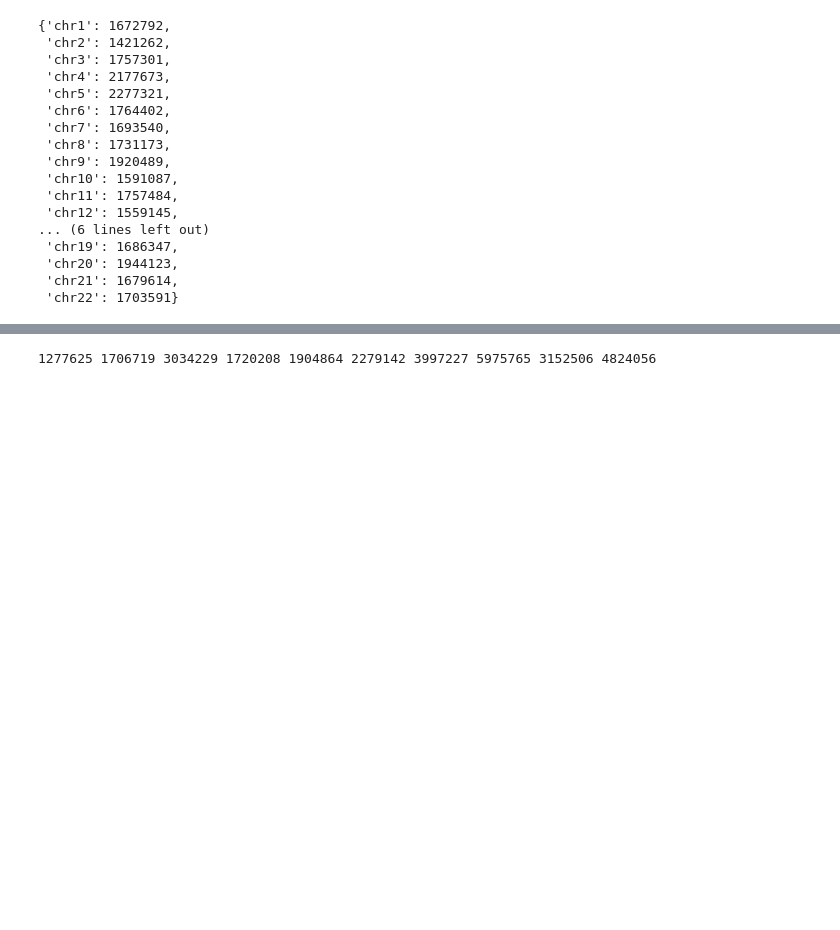
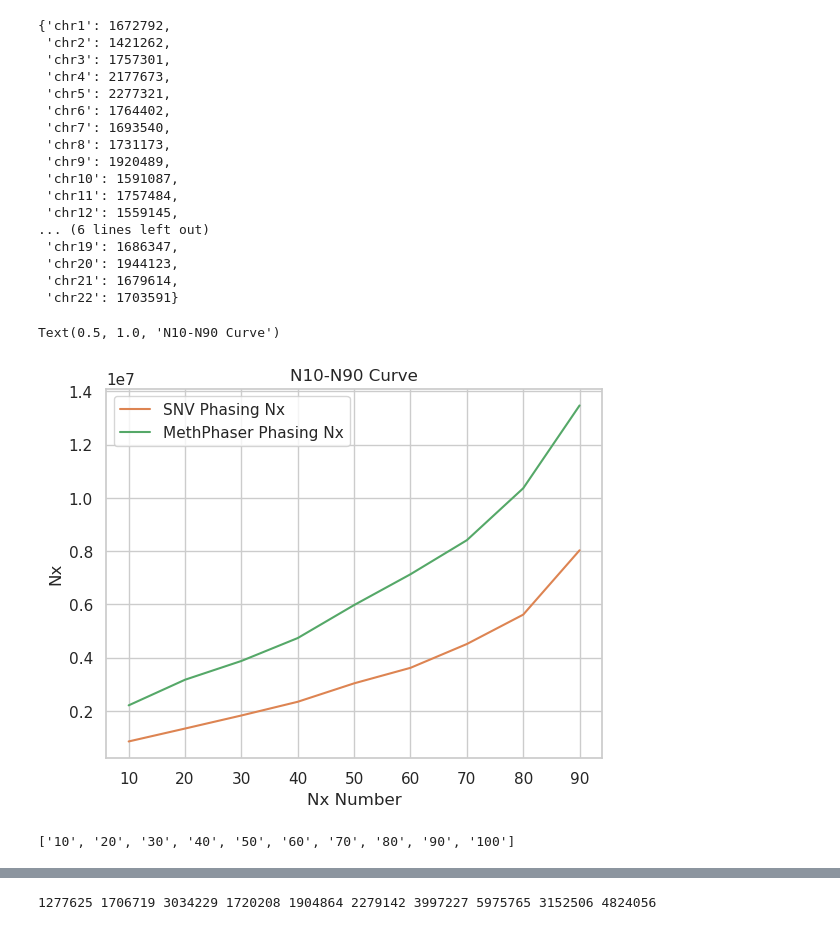
Before and after one commit to treangenlab/methphaser, a Jupyter notebook: MethPhaser_paper_scripts/post_processing_script.ipynb, the cells around one changed output, grey strips where cells are left out. Cells and saved outputs as stored; diff of their text form; code cells hidden in the pictures; blank space fills up the shorter version.

```diff
--- a/MethPhaser_paper_scripts/post_processing_script.ipynb
+++ b/MethPhaser_paper_scripts/post_processing_script.ipynb
@@ -446,3 +516,50 @@ get_chrom_n50(get_whatshap_phase_block_dict("/data/yf20/meth_phasing/LSK30X/LSK3
  'chr20': 1944123,
  'chr21': 1679614,
  'chr22': 1703591}
+# %%
+def get_genome_nx(final_block_dict, nx):
+    genome_block_len_list = []
+    for i in final_block_dict.values():
+        for j in i:
+            genome_block_len_list.append(j[1]-j[0])
+    sum_block_len = 0
+    for i in sorted(genome_block_len_list):
+        sum_block_len += i
+        if sum_block_len > sum(genome_block_len_list)*nx:
+            return i
+
+
+
+def get_whatshap_nx(gtf_file, nx):
+    phased_block_chr_whatshap_dict = get_whatshap_phase_block_dict(gtf_file)
+    return get_genome_nx(phased_block_chr_whatshap_dict, nx)
+def get_methphase_nx(block_relationship_df, nx):
+    final_blocks = get_crr_final_blocks_dict(block_relationship_df)
+    return get_genome_nx(final_blocks, nx)
+# %%
+whatshap_nx_curve = []
+methphase_nx_curve = []
+for i in np.linspace(0.1, 0.9, 9):
+    whatshap_nx_curve.append(get_whatshap_nx("/data/yf20/meth_phasing/LSK/LSK.filtered.gtf", i))
+    methphase_nx_curve.append(get_methphase_nx(block_relationships_df_LSK60x_high_acc, i))
+# %%
+import matplotlib.pyplot as plt
+fig, axes = plt.subplots(1,1)
+x_lables =[str(int(x)) for x in np.linspace(10, 90, 9)]
+# sns.lineplot(, y=y_values1, label="Line 1")
+line0 = sns.lineplot(x=x_lables, ax=axes)
+line1 = sns.lineplot(data=whatshap_nx_curve,  ax=axes, label="SNV Phasing Nx")
+line2 = sns.lineplot(data=methphase_nx_curve,  ax=axes, label="MethPhaser Phasing Nx")
+# plt.xticks(x_lables, rotation=45)
+
+plt.xlabel("Nx Number")
+plt.ylabel("Nx")
+plt.title("N10-N90 Curve")
+# (whatshap_nx_curve, methphase_nx_curve)
+# %% [output]
+Text(0.5, 1.0, 'N10-N90 Curve')
+[figure, added]
+# %%
+x_lables
+# %% [output]
+['10', '20', '30', '40', '50', '60', '70', '80', '90', '100']
```
Also changed, not shown: parts of 15 cells of this notebook, 1 other file.
